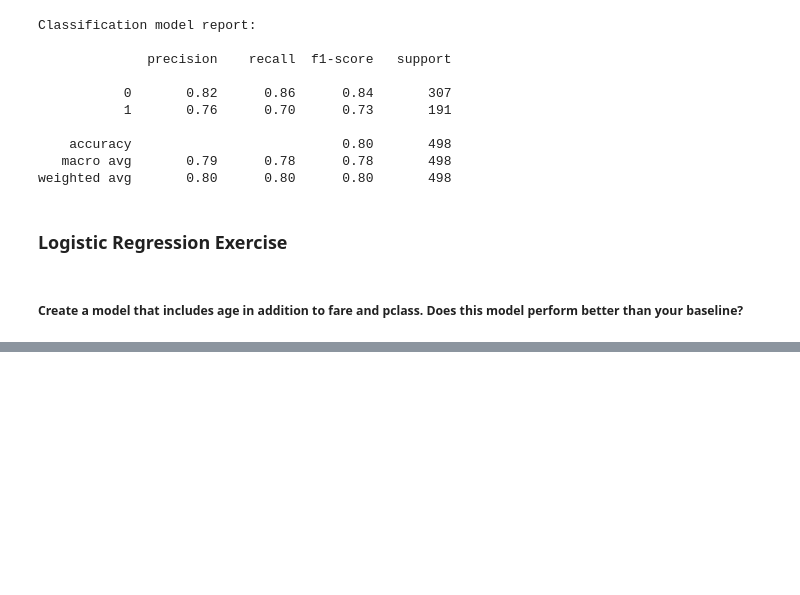
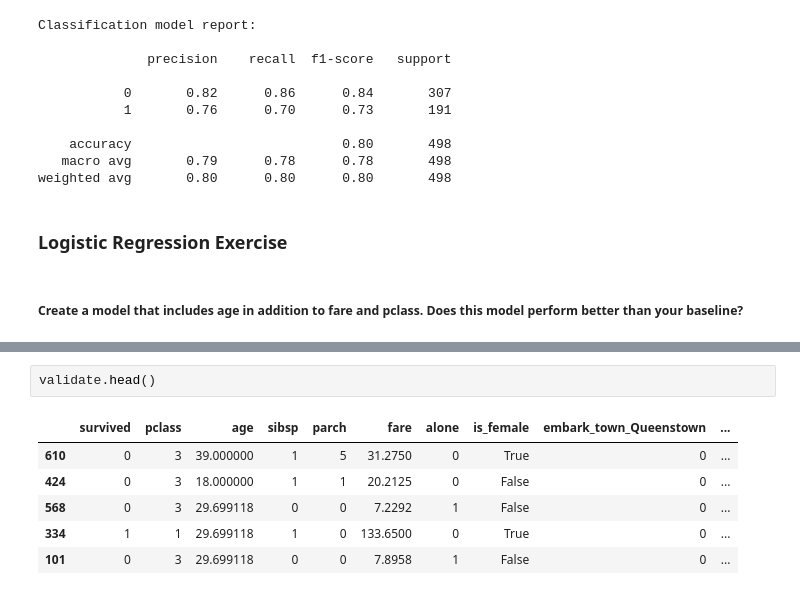
Before and after one commit to ForrestMccrosky/classification-exercises, a Jupyter notebook: model.ipynb, the cells around one changed output, grey strips where cells are left out. Saved outputs shown, nothing was run; the diff lists cells and outputs as text; blank space fills up the shorter version.

```diff
--- a/model.ipynb
+++ b/model.ipynb
@@ -562,0 +572,9 @@ Name: survived, dtype: int64
+# %%
+validate.head()
+# %% [output]
+|  | survived | pclass | age | sibsp | parch | fare | alone | is_female | embark_town_Queenstown | ... |
+| 610 | 0 | 3 | 39.000000 | 1 | 5 | 31.2750 | 0 | True | 0 | ... |
+| 424 | 0 | 3 | 18.000000 | 1 | 1 | 20.2125 | 0 | False | 0 | ... |
+| 568 | 0 | 3 | 29.699118 | 0 | 0 | 7.2292 | 1 | False | 0 | ... |
+| 334 | 1 | 1 | 29.699118 | 1 | 0 | 133.6500 | 0 | True | 0 | ... |
+| 101 | 0 | 3 | 29.699118 | 0 | 0 | 7.8958 | 1 | False | 0 | ... |
```
Also changed, not shown: parts of 23 cells of this notebook.
